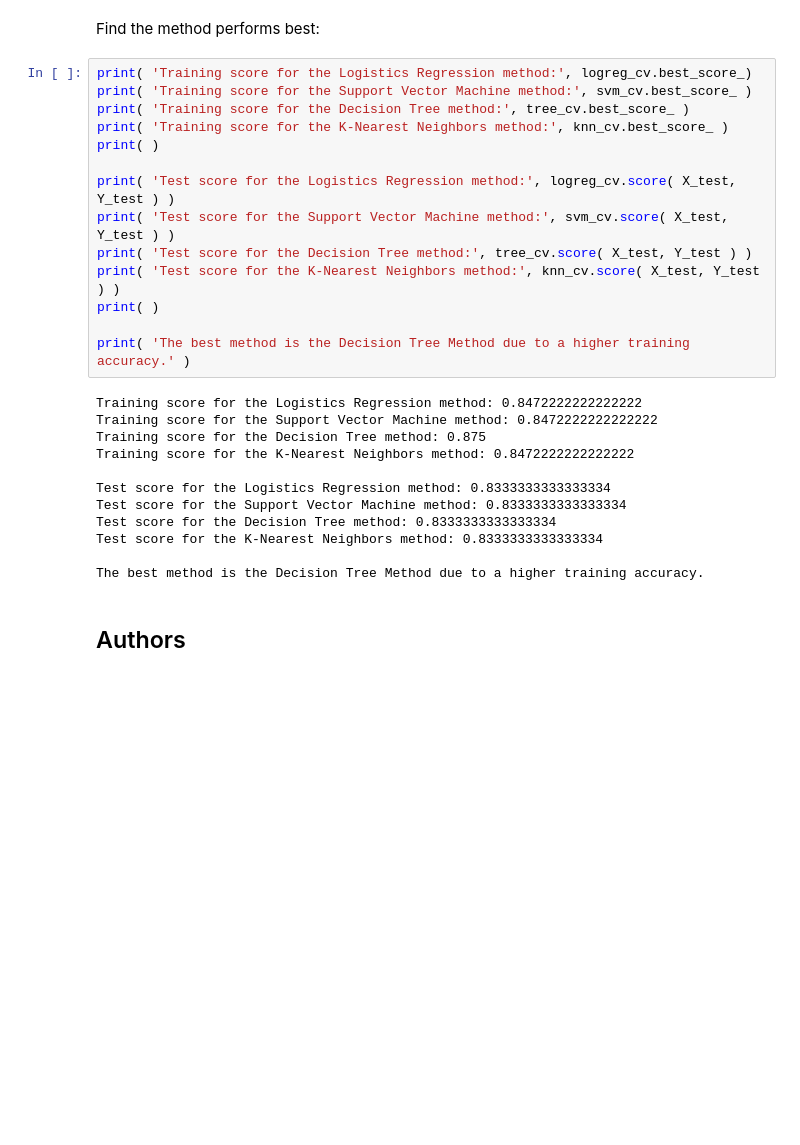
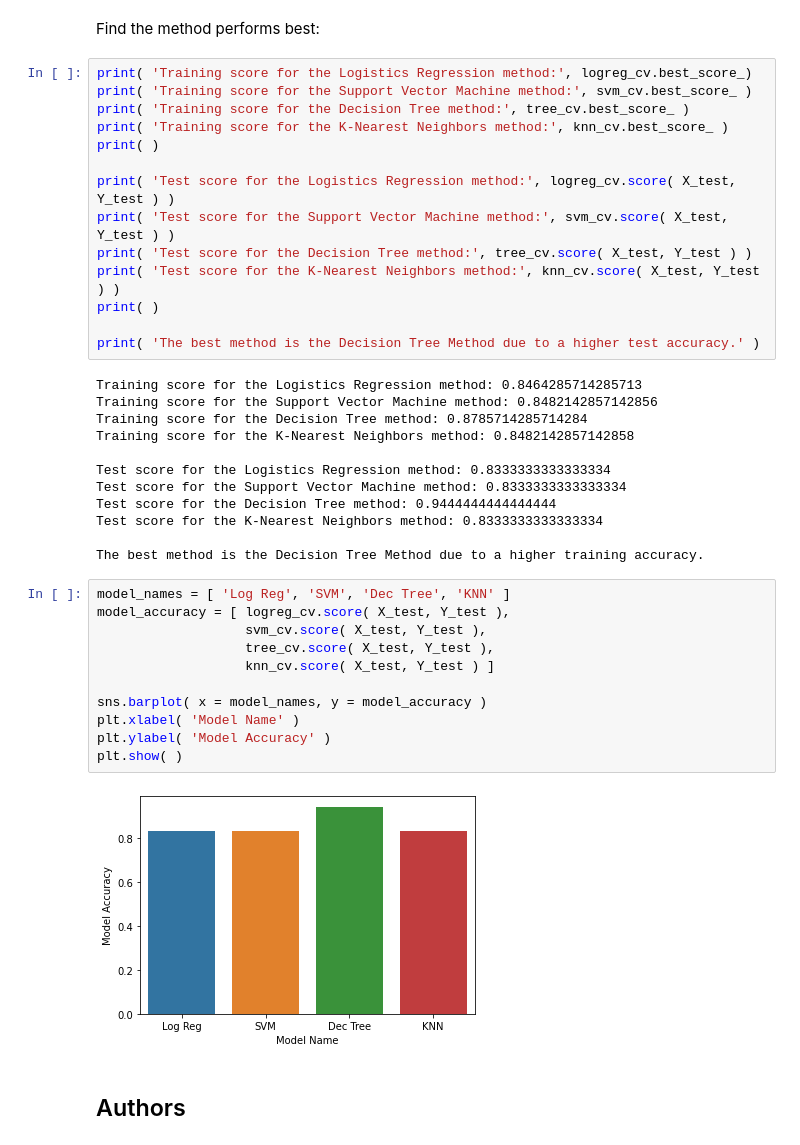
Before and after one commit to Taurenamo/Coursera_IBM_Capstone_Project, a Jupyter notebook: machine_learning_prediction.ipynb, the cells around one changed output. Saved outputs shown, nothing was run; the diff lists cells and outputs as text; blank space fills up the shorter version.

```diff
--- a/machine_learning_prediction.ipynb
+++ b/machine_learning_prediction.ipynb
@@ -400,19 +366,32 @@ print( 'Test score for the Decision Tree method:', tree_cv.score( X_test, Y_test
 print( 'Test score for the K-Nearest Neighbors method:', knn_cv.score( X_test, Y_test ) )
 print( )
 
-print( 'The best method is the Decision Tree Method due to a higher training accuracy.' )
+print( 'The best method is the Decision Tree Method due to a higher test accuracy.' )
 # %% [output]
-Training score for the Logistics Regression method: 0.8472222222222222
-Training score for the Support Vector Machine method: 0.8472222222222222
-Training score for the Decision Tree method: 0.875
-Training score for the K-Nearest Neighbors method: 0.8472222222222222
+Training score for the Logistics Regression method: 0.8464285714285713
+Training score for the Support Vector Machine method: 0.8482142857142856
+Training score for the Decision Tree method: 0.8785714285714284
+Training score for the K-Nearest Neighbors method: 0.8482142857142858
 
 Test score for the Logistics Regression method: 0.8333333333333334
 Test score for the Support Vector Machine method: 0.8333333333333334
-Test score for the Decision Tree method: 0.8333333333333334
+Test score for the Decision Tree method: 0.9444444444444444
 Test score for the K-Nearest Neighbors method: 0.8333333333333334
 
 The best method is the Decision Tree Method due to a higher training accuracy.
+# %%
+model_names = [ 'Log Reg', 'SVM', 'Dec Tree', 'KNN' ]
+model_accuracy = [ logreg_cv.score( X_test, Y_test ),
+                   svm_cv.score( X_test, Y_test ),
+                   tree_cv.score( X_test, Y_test ),
+                   knn_cv.score( X_test, Y_test ) ]
+
+sns.barplot( x = model_names, y = model_accuracy )
+plt.xlabel( 'Model Name' )
+plt.ylabel( 'Model Accuracy' )
+plt.show( )
+# %% [output]
+[figure, added]
 # %% [markdown]
 ## Authors
 # %% [markdown]
```
Also changed, not shown: parts of 14 cells of this notebook.
